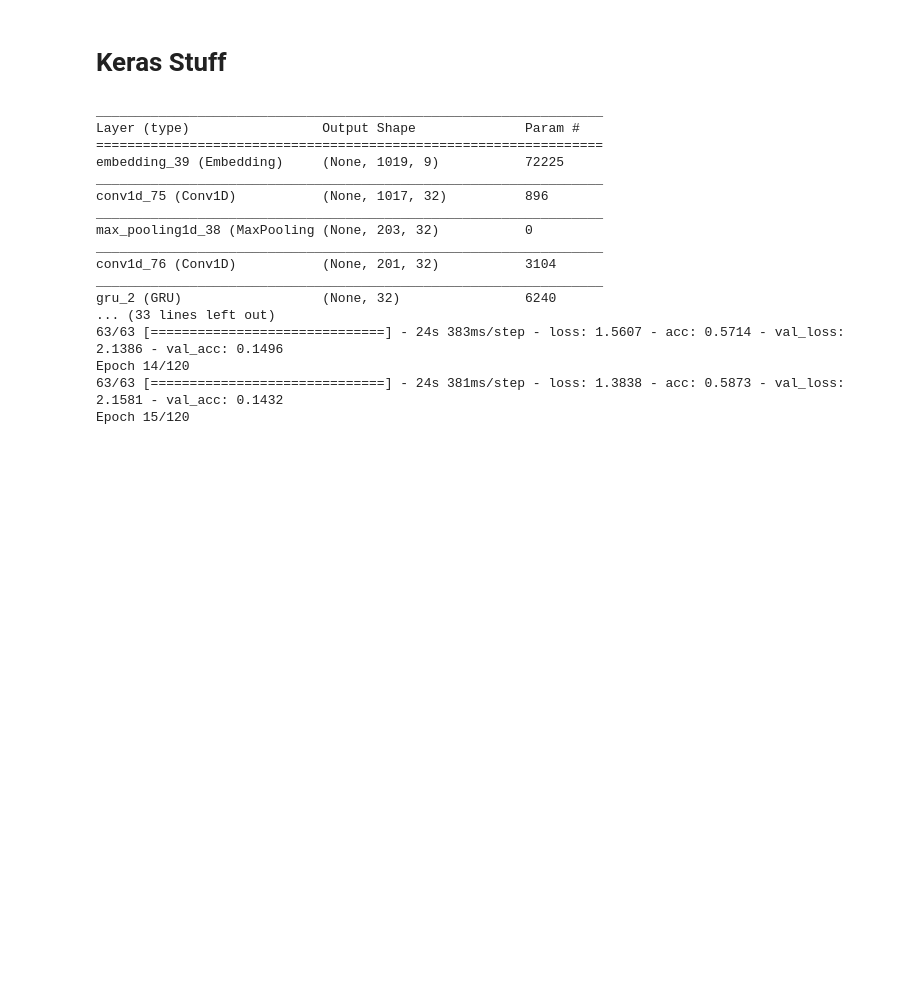
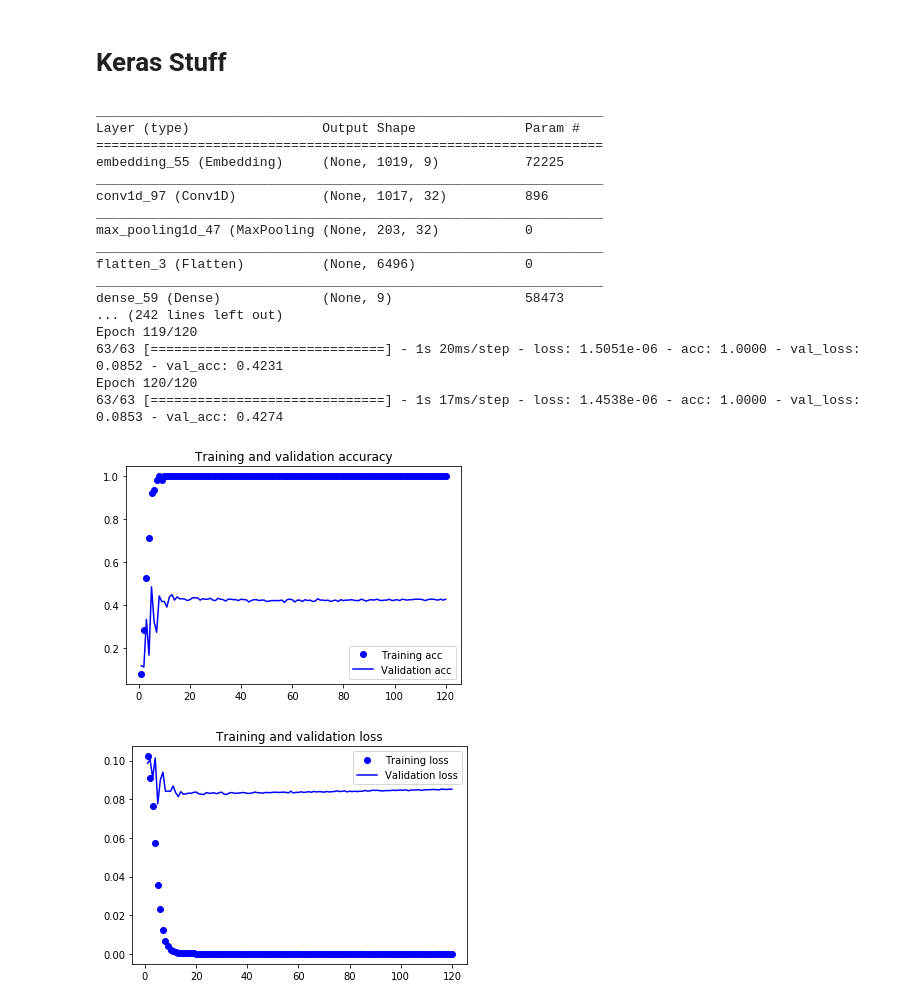
Before and after one commit to ErfanThinker/PAN19, a Jupyter notebook: my_solution.ipynb, the cells around one changed output. Drawn from its saved outputs; the diff is of its cells as text; code cells hidden in the pictures; blank space fills up the shorter version.

```diff
--- a/my_solution.ipynb
+++ b/my_solution.ipynb
@@ -127,9 +127,11 @@ model = Sequential()
 model.add(layers.Embedding(w2d.word_embedding.shape[0], embedding_dim, input_length=maxlen))
 model.add(layers.Conv1D(32, 3, activation='relu'))
 model.add(layers.MaxPooling1D(5))
-model.add(layers.Conv1D(32, 3, activation='relu'))
+model.add(layers.Flatten())
+# model.add(layers.Conv1D(32, 3, activation='relu'))
 # model.add(layers.GlobalMaxPooling1D())
-model.add(layers.GRU(32, dropout=0.1, recurrent_dropout=0.5))
+# model.add(layers.SimpleRNN(embedding_dim, dropout=0.1, recurrent_dropout=0.5, return_sequences= True))
+# model.add(layers.SimpleRNN(embedding_dim))
 # model.add(Dense(embedding_dim, activation='relu'))
 model.add(Dense(len(set(train_labels)), activation='softmax'))
 model.summary()
@@ -137,8 +139,8 @@ model.summary()
 model.layers[0].set_weights([w2d.word_embedding])
 # model.layers[0].trainable = False
 
-model.compile(optimizer=optimizers.Adam(lr=5e-4),
-              loss='categorical_crossentropy',
+model.compile(optimizer=optimizers.Adam(lr=2e-4),
+              loss='mse',
               metrics=['acc'])
 history = model.fit(X_train, y_train,
                     validation_data=(X_val, y_val),
@@ -146,40 +148,42 @@ history = model.fit(X_train, y_train,
                     batch_size=1)
 
 acc = history.history['acc']
 val_acc = history.history['val_acc']
 loss = history.history['loss']
 val_loss = history.history['val_loss']
 
 epochs = range(1, len(acc) + 1)
 
 plt.plot(epochs, acc, 'bo', label='Training acc')
 plt.plot(epochs, val_acc, 'b', label='Validation acc')
 plt.title('Training and validation accuracy')
 plt.legend()
 
 plt.figure()
 
 plt.plot(epochs, loss, 'bo', label='Training loss')
 plt.plot(epochs, val_loss, 'b', label='Validation loss')
 plt.title('Training and validation loss')
 plt.legend()
 
 plt.show()
 # %% [output]
 _________________________________________________________________
 Layer (type)                 Output Shape              Param #
 =================================================================
-embedding_39 (Embedding)     (None, 1019, 9)           72225
+embedding_55 (Embedding)     (None, 1019, 9)           72225
 _________________________________________________________________
-conv1d_75 (Conv1D)           (None, 1017, 32)          896
+conv1d_97 (Conv1D)           (None, 1017, 32)          896
 _________________________________________________________________
-max_pooling1d_38 (MaxPooling (None, 203, 32)           0
+max_pooling1d_47 (MaxPooling (None, 203, 32)           0
 _________________________________________________________________
-conv1d_76 (Conv1D)           (None, 201, 32)           3104
+flatten_3 (Flatten)          (None, 6496)              0
 _________________________________________________________________
-gru_2 (GRU)                  (None, 32)                6240
-... (33 lines left out)
-63/63 [==============================] - 24s 383ms/step - loss: 1.5607 - acc: 0.5714 - val_loss: 2.1386 - val_acc: 0.1496
-Epoch 14/120
-63/63 [==============================] - 24s 381ms/step - loss: 1.3838 - acc: 0.5873 - val_loss: 2.1581 - val_acc: 0.1432
-Epoch 15/120
+dense_59 (Dense)             (None, 9)                 58473
+... (242 lines left out)
+Epoch 119/120
+63/63 [==============================] - 1s 20ms/step - loss: 1.5051e-06 - acc: 1.0000 - val_loss: 0.0852 - val_acc: 0.4231
+Epoch 120/120
+63/63 [==============================] - 1s 17ms/step - loss: 1.4538e-06 - acc: 1.0000 - val_loss: 0.0853 - val_acc: 0.4274
+[figure, added]
+[figure, added]
```
Also changed, not shown: parts of 1 cell of this notebook, 2 other files.
